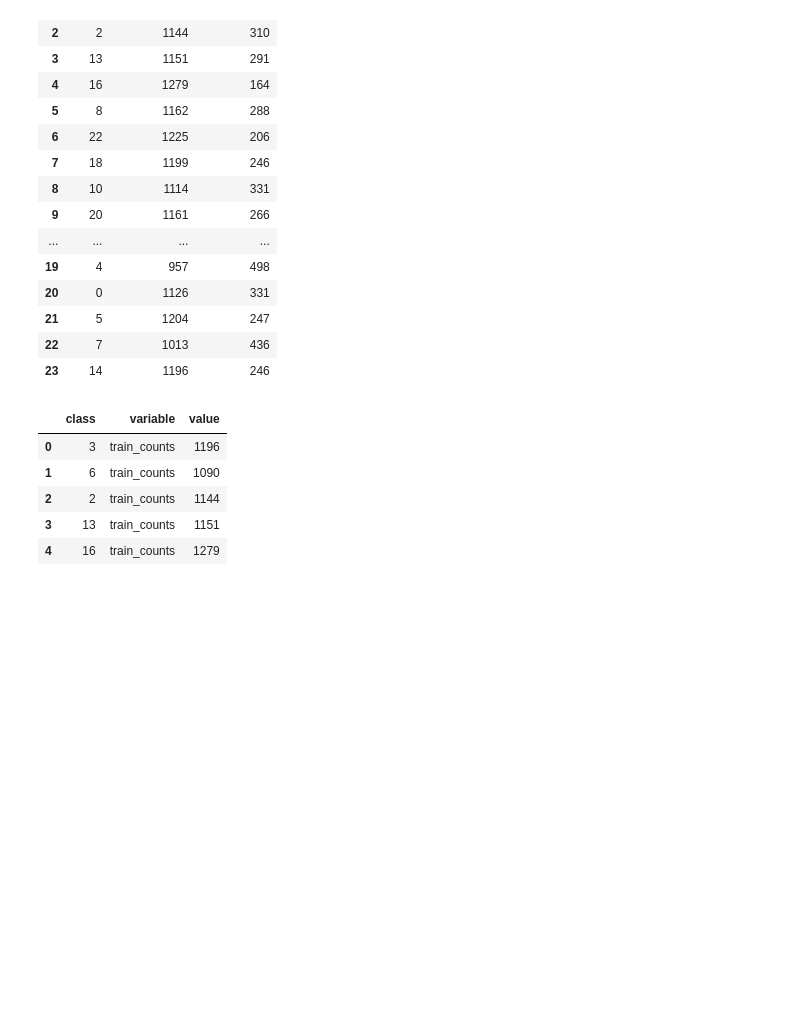
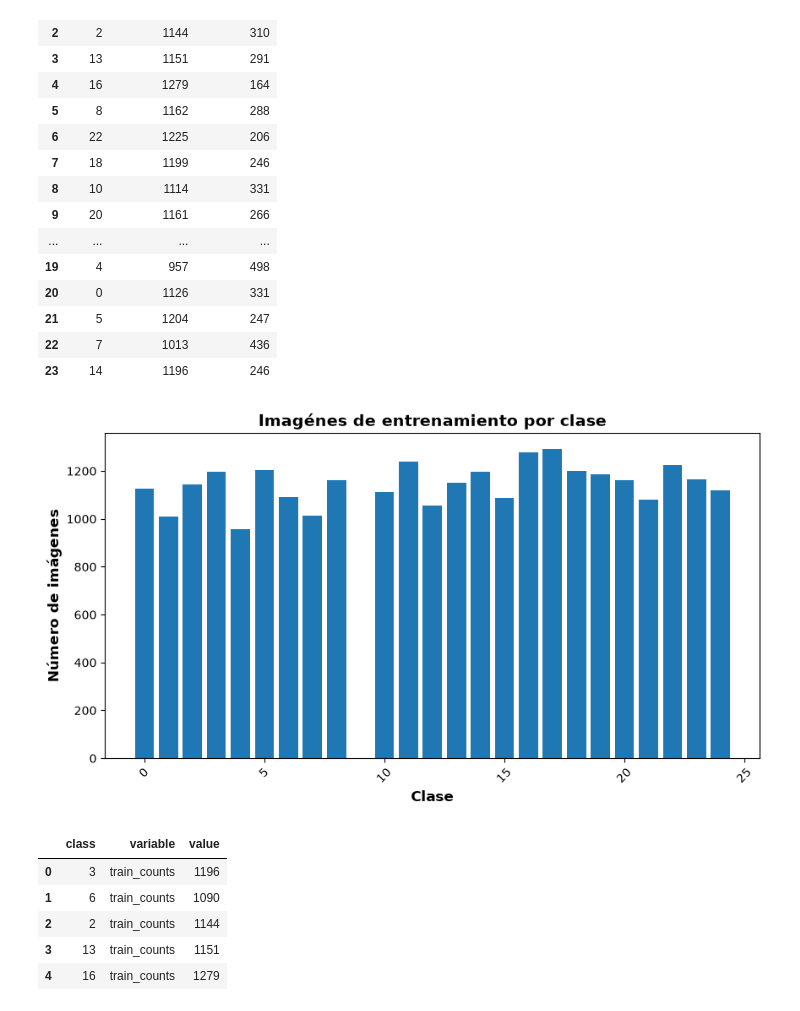
Before and after one commit to rodrigo0187/Sign-Language-MNIST, a Jupyter notebook: notebooks/neuronaNetwork.ipynb, the cells around one changed output. Cells and saved outputs as stored; diff of their text form; code cells hidden in the pictures; blank space fills up the shorter version.

```diff
--- a/notebooks/neuronaNetwork.ipynb
+++ b/notebooks/neuronaNetwork.ipynb
@@ -6,6 +6,6 @@ import tensorflow as tf
 import seaborn as sns
 # %%
 # carga de los datos para entrenamiento y test.
-datos_entrenamiento = pd.read_csv('Sign Language MNIST/sign_mnist_train/sign_mnist_train.csv')
-datos_prueba = pd.read_csv('Sign Language MNIST/sign_mnist_test/sign_mnist_test.csv')
+datos_entrenamiento = pd.read_csv('data/sign_mnist_train/sign_mnist_ttarain.csv')
+datos_prueba = pd.read_csv('data/sign_mnist_test/sign_mnist_test.csv')
 # %%
@@ -235,6 +246,19 @@ difference_class
 | 21 | 5 | 1204 | 247 |
 | 22 | 7 | 1013 | 436 |
 | 23 | 14 | 1196 | 246 |
+# %%
+plt.figure(figsize=(10,5))
+plt.bar(
+    difference_class['class'],
+    difference_class['train_counts']
+)
+plt.title("Imagénes de entrenamiento por clase", fontsize=14, fontweight="bold")
+plt.xlabel("Clase", fontsize=12, fontweight="bold")
+plt.ylabel("Número de imágenes", fontsize=12, fontweight="bold")
+plt.xticks(rotation=45)
+plt.show()
+# %% [output]
+[figure, added]
 # %%
 difference_class_long = difference_class.melt(
     id_vars="class",
```
Also changed, not shown: parts of 15 cells of this notebook, 1 other file.
